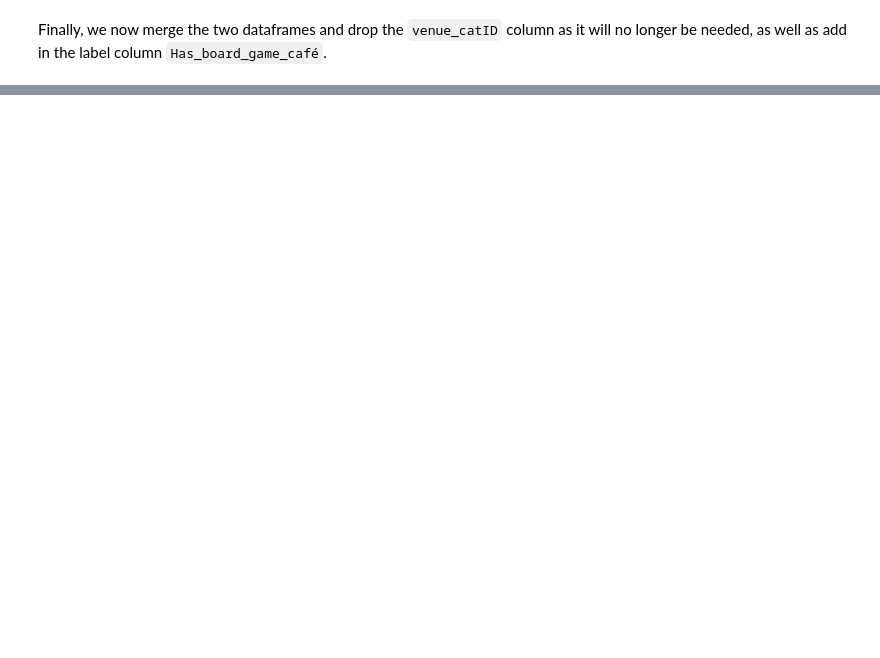
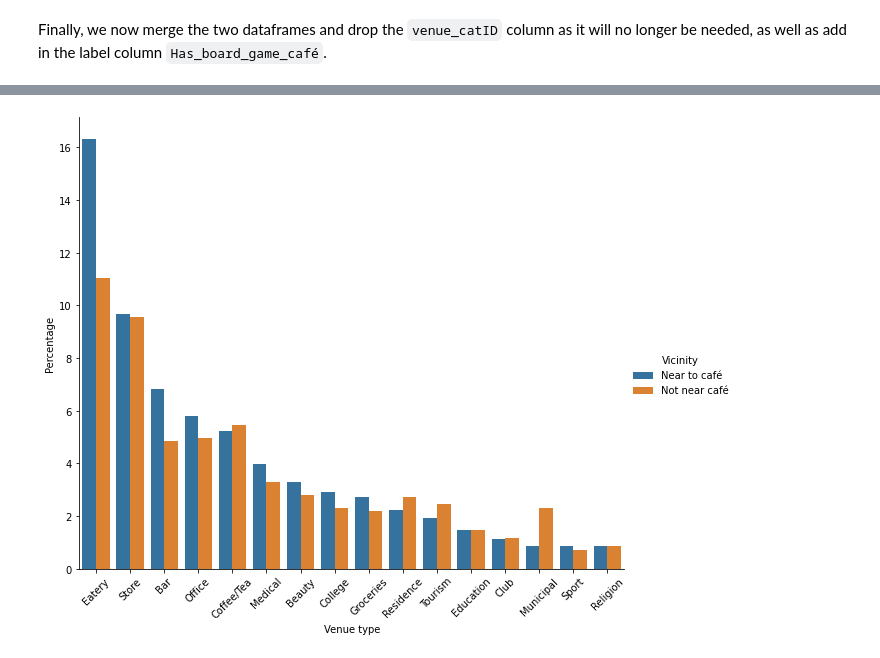
Before and after one commit to kossick/Coursera_Capstone, a Jupyter notebook: Coursera_capstone_project.ipynb, the cells around one changed output, grey strips where cells are left out. Drawn from its saved outputs; the diff is of its cells as text; code cells hidden in the pictures; blank space fills up the shorter version.

```diff
--- a/Coursera_capstone_project.ipynb
+++ b/Coursera_capstone_project.ipynb
@@ -685,0 +834,4 @@ With `total_venues`, our next step will be to one-hot encode the venue categorie
+# %%
+all_cafes = venues_with_cafe_merge.copy().drop(columns=['Has_board_game_café']).mean().sort_values(ascending=False) * 100
+
+all_cwc = venues_without_cafe_merge.copy().drop(columns=['Has_board_game_café']).mean().sort_values(ascending=False) * 100
@@ -685,0 +911,3 @@ With `total_venues`, our next step will be to one-hot encode the venue categorie
+# %%
+cafe_grouped = group_venues(all_cafes, 'Near to café')
+cafe_grouped
@@ -685,0 +932,3 @@ With `total_venues`, our next step will be to one-hot encode the venue categorie
+# %%
+cwc_grouped = group_venues(all_cwc, 'Not near café')
+cwc_grouped
@@ -685,0 +963,5 @@ With `total_venues`, our next step will be to one-hot encode the venue categorie
+# %%
+grouped_df = pd.concat([cafe_grouped, cwc_grouped], axis=1)#.plot(kind='bar', figsize=(10, 7))
+grouped_df = grouped_df.reset_index(drop=False).rename(columns={'index':'Venue type'})
+grouped_df = pd.melt(grouped_df, id_vars='Venue type', var_name='Vicinity', value_name='Percentage')
+grouped_df
@@ -685,0 +986,14 @@ With `total_venues`, our next step will be to one-hot encode the venue categorie
+# %%
+plot = sns.catplot(x='Venue type',
+            y='Percentage',
+            hue='Vicinity',
+            aspect=1.2,
+            data=grouped_df,
+            kind='bar',
+            height=7,
+            saturation=0.7
+           )
+plot.set_xticklabels(rotation=45)
+plt.show()
+# %% [output]
+[figure, added]
```
Also changed, not shown: parts of 101 cells of this notebook.
